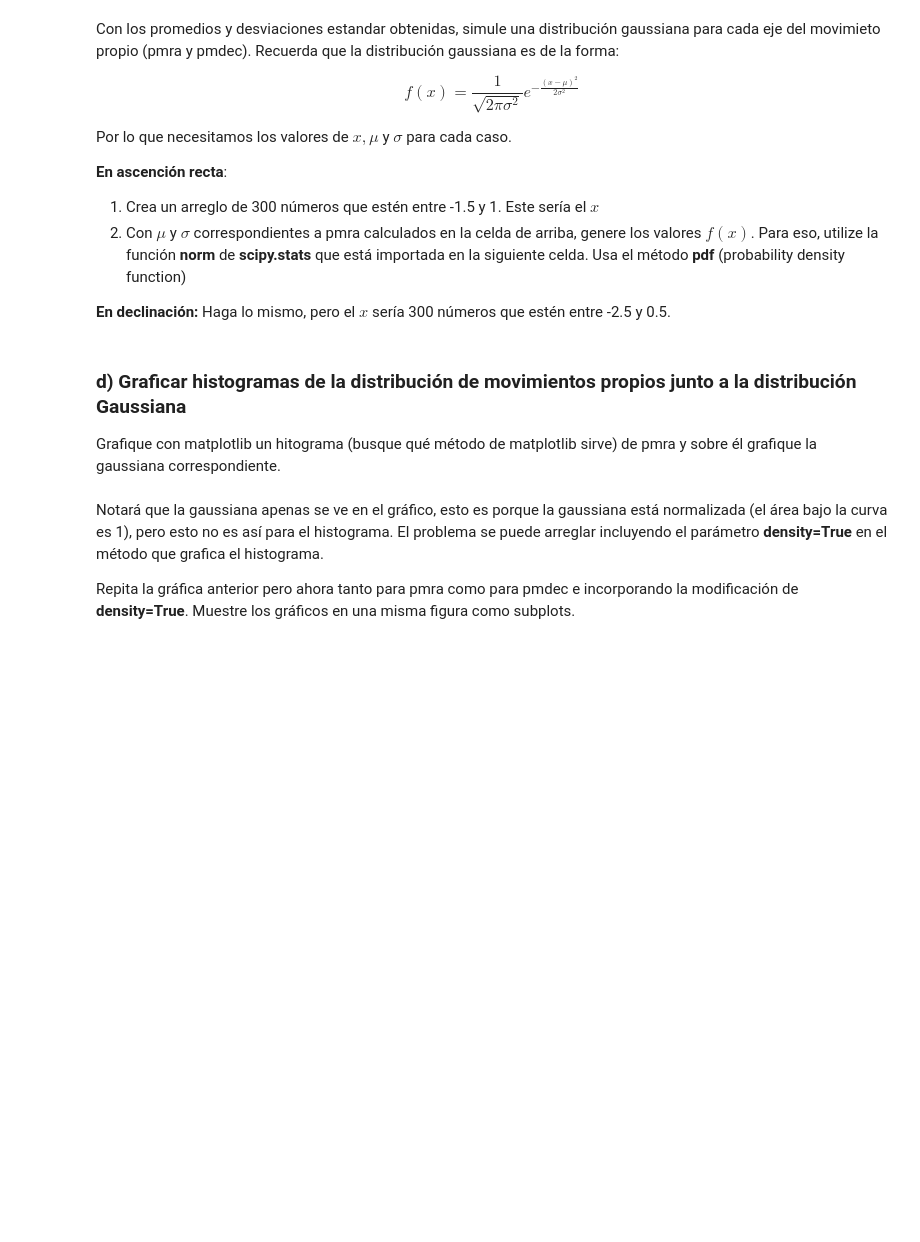
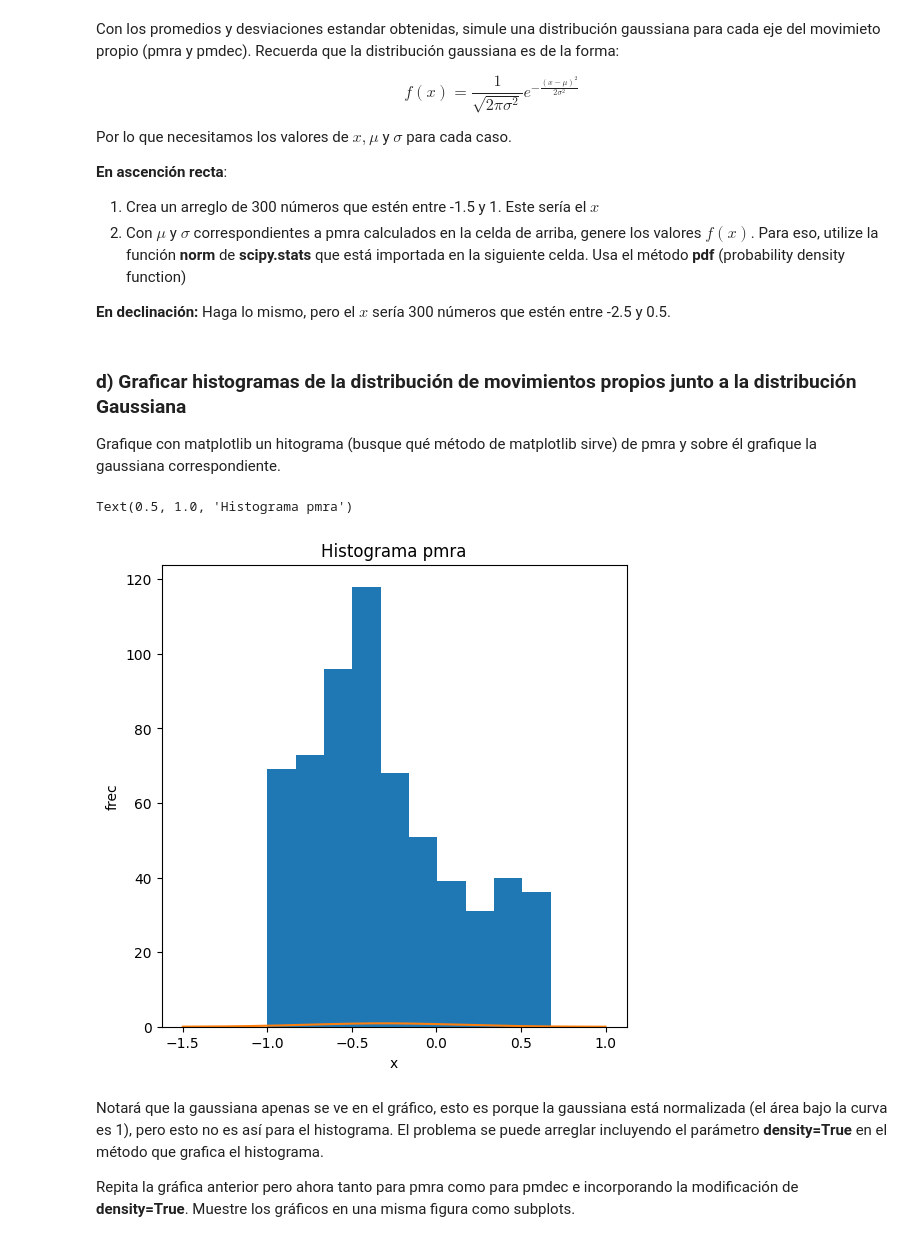
Before and after one commit to p-salv/Tarea-2, a Jupyter notebook: Tarea2.ipynb, the cells around one changed output. Cells and saved outputs as stored; diff of their text form; code cells hidden in the pictures; blank space fills up the shorter version.

```diff
--- a/Tarea2.ipynb
+++ b/Tarea2.ipynb
@@ -133,7 +128,28 @@ fx_pmdec =
+# %%
+from scipy.stats import norm
+
+x_pmra = np.linspace(-1.5, 1, 300)
+fx_pmra = norm.pdf(x_pmra, mu_pmra, std_pmra)
+
+x_pmdec = np.linspace(-2.5, 0.5, 300)
+fx_pmdec = norm.pdf(x_pmdec, mu_pmdec, std_pmdec)
 # %% [markdown]
 ### d) Graficar histogramas de la distribución de movimientos propios junto a la distribución Gaussiana
 
 Grafique con matplotlib un hitograma (busque qué método de matplotlib sirve) de pmra y sobre él grafique la gaussiana correspondiente.
+# %%
+plt.figure(figsize = (6,6))
+
+plt.hist(pmra)
+plt.plot(x_pmra, fx_pmra)
+
+#textos
+plt.xlabel('x')
+plt.ylabel('frec')
+plt.title('Histograma pmra')
+# %% [output]
+Text(0.5, 1.0, 'Histograma pmra')
+[figure, added]
 # %% [markdown]
 Notará que la gaussiana apenas se ve en el gráfico, esto es porque la gaussiana está normalizada (el área bajo la curva es 1), pero esto no es así para el histograma. El problema se puede arreglar incluyendo el parámetro **density=True** en el método que grafica el histograma.
 
```
Also changed, not shown: parts of 9 cells of this notebook.
